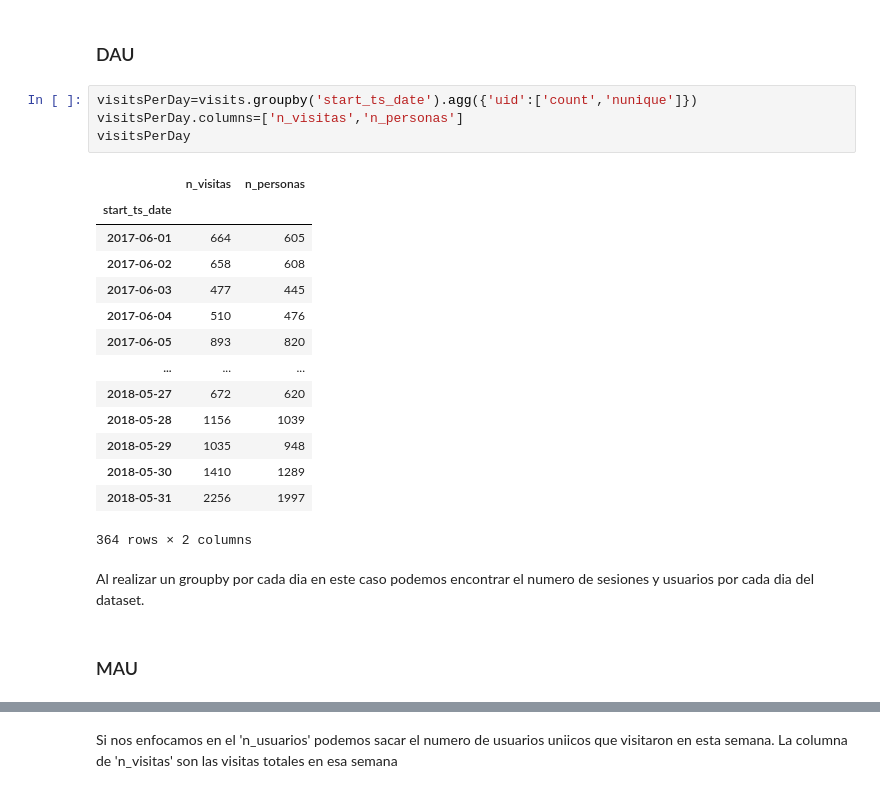
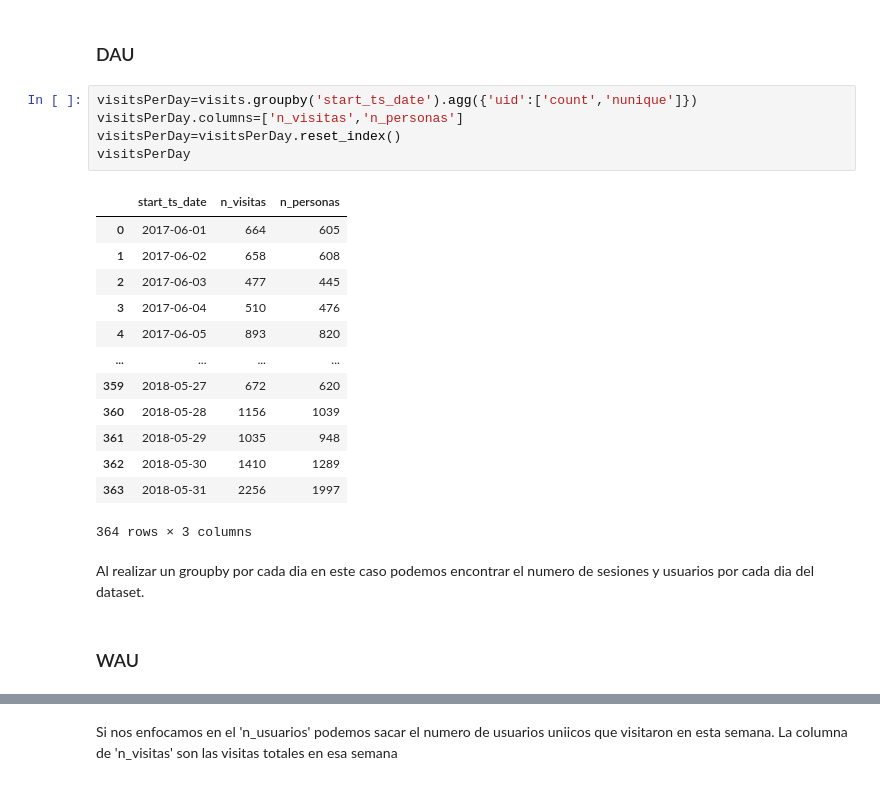
Before and after one commit to elias-135/pset-4, a Jupyter notebook: notebooks/PSet4_Showz_Marketing.ipynb, the cells around one changed output, grey strips where cells are left out. Saved outputs shown, nothing was run; the diff lists cells and outputs as text.

```diff
--- a/notebooks/PSet4_Showz_Marketing.ipynb
+++ b/notebooks/PSet4_Showz_Marketing.ipynb
@@ -197,23 +199,23 @@ visits
 # %%
 visitsPerDay=visits.groupby('start_ts_date').agg({'uid':['count','nunique']})
 visitsPerDay.columns=['n_visitas','n_personas']
+visitsPerDay=visitsPerDay.reset_index()
 visitsPerDay
 # %% [output]
-|  | n_visitas | n_personas |
-| start_ts_date |  |  |
-| 2017-06-01 | 664 | 605 |
-| 2017-06-02 | 658 | 608 |
-| 2017-06-03 | 477 | 445 |
-| 2017-06-04 | 510 | 476 |
-| 2017-06-05 | 893 | 820 |
-| ... | ... | ... |
-| 2018-05-27 | 672 | 620 |
-| 2018-05-28 | 1156 | 1039 |
-| 2018-05-29 | 1035 | 948 |
-| 2018-05-30 | 1410 | 1289 |
-| 2018-05-31 | 2256 | 1997 |
+|  | start_ts_date | n_visitas | n_personas |
+| 0 | 2017-06-01 | 664 | 605 |
+| 1 | 2017-06-02 | 658 | 608 |
+| 2 | 2017-06-03 | 477 | 445 |
+| 3 | 2017-06-04 | 510 | 476 |
+| 4 | 2017-06-05 | 893 | 820 |
+| ... | ... | ... | ... |
+| 359 | 2018-05-27 | 672 | 620 |
+| 360 | 2018-05-28 | 1156 | 1039 |
+| 361 | 2018-05-29 | 1035 | 948 |
+| 362 | 2018-05-30 | 1410 | 1289 |
+| 363 | 2018-05-31 | 2256 | 1997 |
-364 rows × 2 columns
+364 rows × 3 columns
 # %% [markdown]
 Al realizar un groupby por cada dia en este caso podemos encontrar el numero de sesiones y usuarios por cada dia del dataset.
 # %% [markdown]
-### MAU
+### WAU
```
Also changed, not shown: parts of 73 cells of this notebook, 1 other file.
